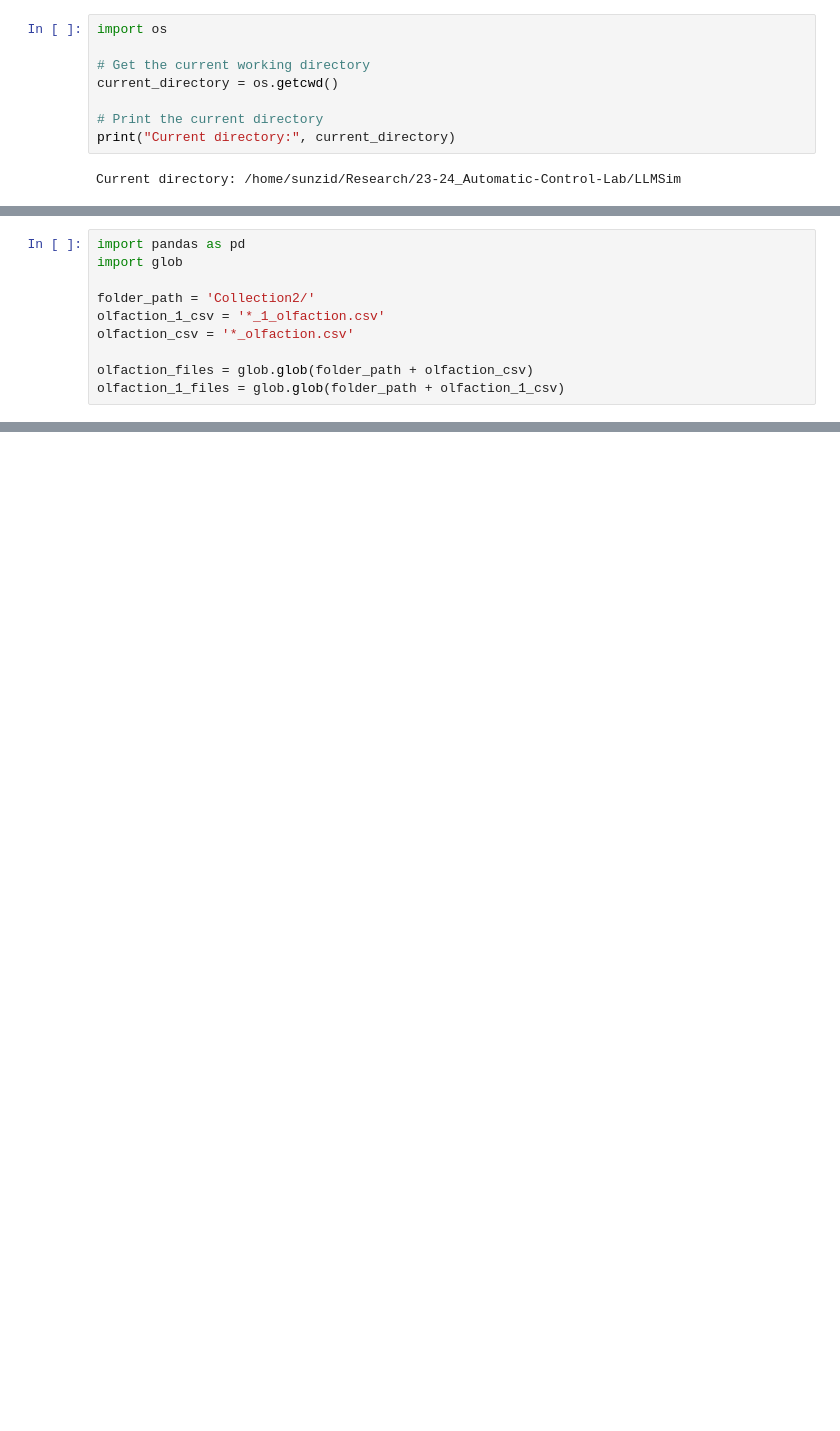
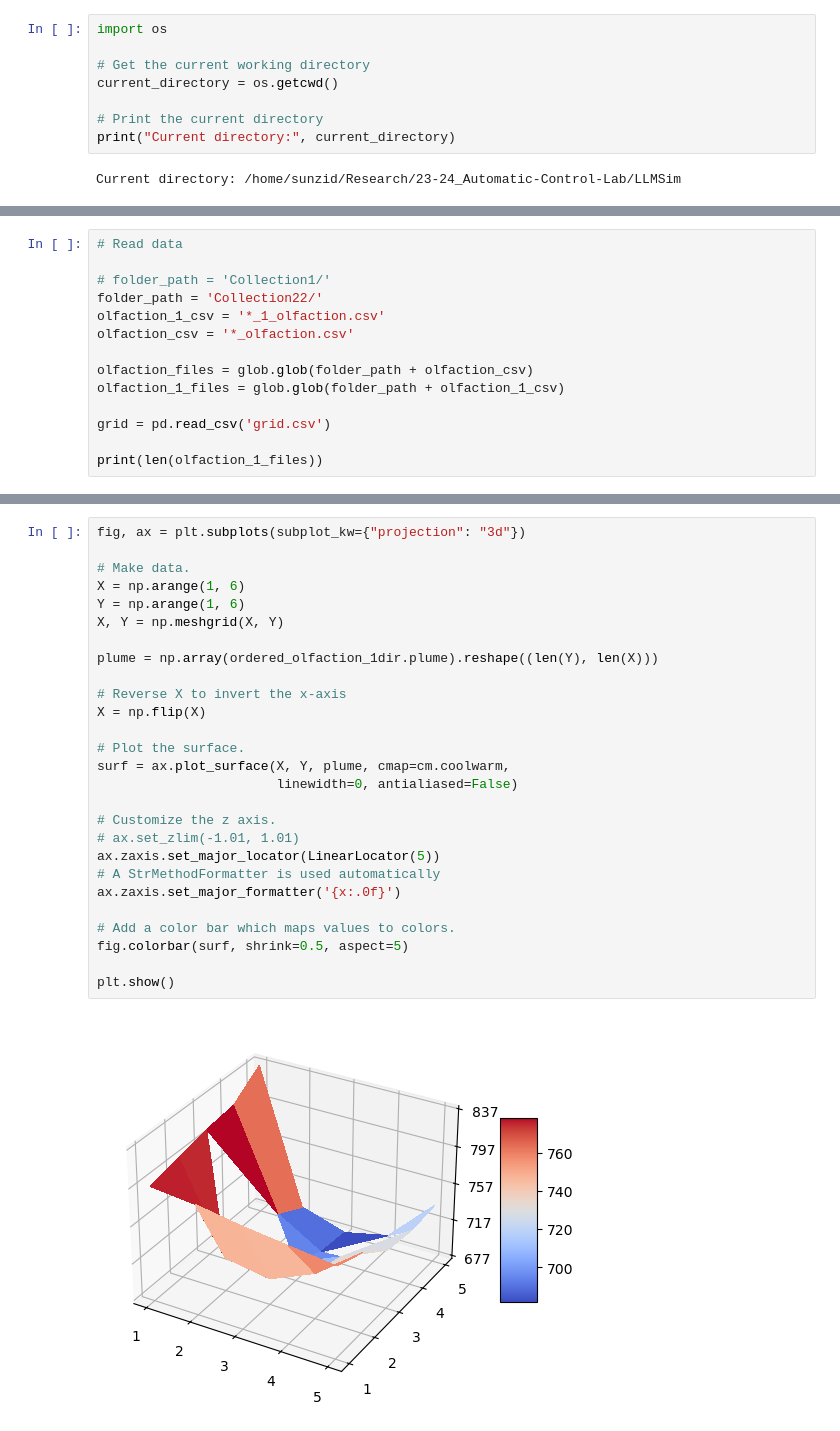
Before and after one commit to SunzidHassan/Research, a Jupyter notebook: 23-24_Automatic-Control-Lab/LLMSim/LLMSim.ipynb, the cells around one changed output, grey strips where cells are left out. Cells and saved outputs as stored; diff of their text form; blank space fills up the shorter version.

```diff
--- a/23-24_Automatic-Control-Lab/LLMSim/LLMSim.ipynb
+++ b/23-24_Automatic-Control-Lab/LLMSim/LLMSim.ipynb
@@ -11,10 +21,14 @@ Current directory: /home/sunzid/Research/23-24_Automatic-Control-Lab/LLMSim
 # %%
-import pandas as pd
-import glob
+# Read data
 
-folder_path = 'Collection2/'
+# folder_path = 'Collection1/'
+folder_path = 'Collection22/'
 olfaction_1_csv = '*_1_olfaction.csv'
 olfaction_csv = '*_olfaction.csv'
 
 olfaction_files = glob.glob(folder_path + olfaction_csv)
 olfaction_1_files = glob.glob(folder_path + olfaction_1_csv)
+
+grid = pd.read_csv('grid.csv')
+
+print(len(olfaction_1_files))
@@ -53,0 +135,29 @@ olfaction.to_csv('olfaction_data.csv')
+# %%
+fig, ax = plt.subplots(subplot_kw={"projection": "3d"})
+
+# Make data.
+X = np.arange(1, 6)
+Y = np.arange(1, 6)
+X, Y = np.meshgrid(X, Y)
+
+plume = np.array(ordered_olfaction_1dir.plume).reshape((len(Y), len(X)))
+
+# Reverse X to invert the x-axis
+X = np.flip(X)
+
+# Plot the surface.
+surf = ax.plot_surface(X, Y, plume, cmap=cm.coolwarm,
+                       linewidth=0, antialiased=False)
+
+# Customize the z axis.
+# ax.set_zlim(-1.01, 1.01)
+ax.zaxis.set_major_locator(LinearLocator(5))
+# A StrMethodFormatter is used automatically
+ax.zaxis.set_major_formatter('{x:.0f}')
+
+# Add a color bar which maps values to colors.
+fig.colorbar(surf, shrink=0.5, aspect=5)
+
+plt.show()
+# %% [output]
+[figure, added]
```
Also changed, not shown: parts of 7 cells of this notebook, 6 other files.
